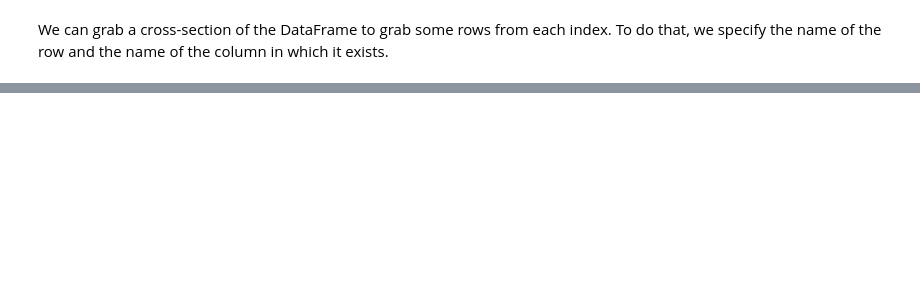
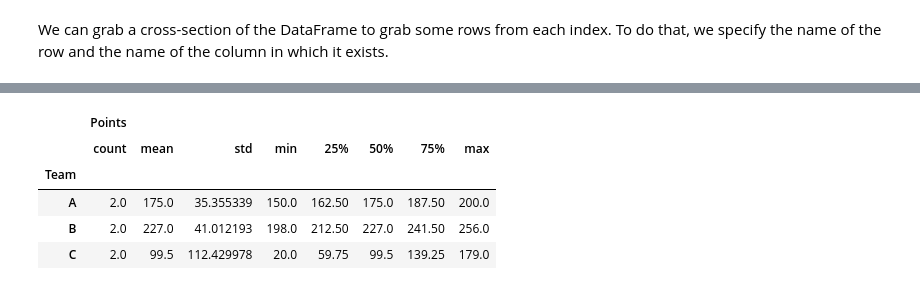
Before and after one commit to alan-lam/Machine-Learning-Resources, a Jupyter notebook: Data Science.ipynb, the cells around one changed output, grey strips where cells are left out. Cells and saved outputs as stored; diff of their text form; code cells hidden in the pictures; blank space fills up the shorter version.

Commit message:
update data science

```diff
--- a/Data Science.ipynb
+++ b/Data Science.ipynb
@@ -606,0 +643,7 @@ df.xs(1, level='Numbers')
+# %%
+d = {'Team':['A', 'A', 'B', 'B', 'C', 'C'],
+     'Leader':['QWE', 'RTY', 'UIO', 'OPA', 'SDF', 'GHJ'],
+     'Points':[200, 150, 198, 256, 20, 179]}
+
+df = pd.DataFrame(d)
+df
@@ -606,0 +674,9 @@ df.xs(1, level='Numbers')
+# %%
+df.groupby('Team').describe()
+# %% [output]
+|  | Points |  |  |  |  |  |  |  |
+|  | count | mean | std | min | 25% | 50% | 75% | max |
+| Team |  |  |  |  |  |  |  |  |
+| A | 2.0 | 175.0 | 35.355339 | 150.0 | 162.50 | 175.0 | 187.50 | 200.0 |
+| B | 2.0 | 227.0 | 41.012193 | 198.0 | 212.50 | 227.0 | 241.50 | 256.0 |
+| C | 2.0 | 99.5 | 112.429978 | 20.0 | 59.75 | 99.5 | 139.25 | 179.0 |
```
Also changed, not shown: parts of 42 cells of this notebook.
